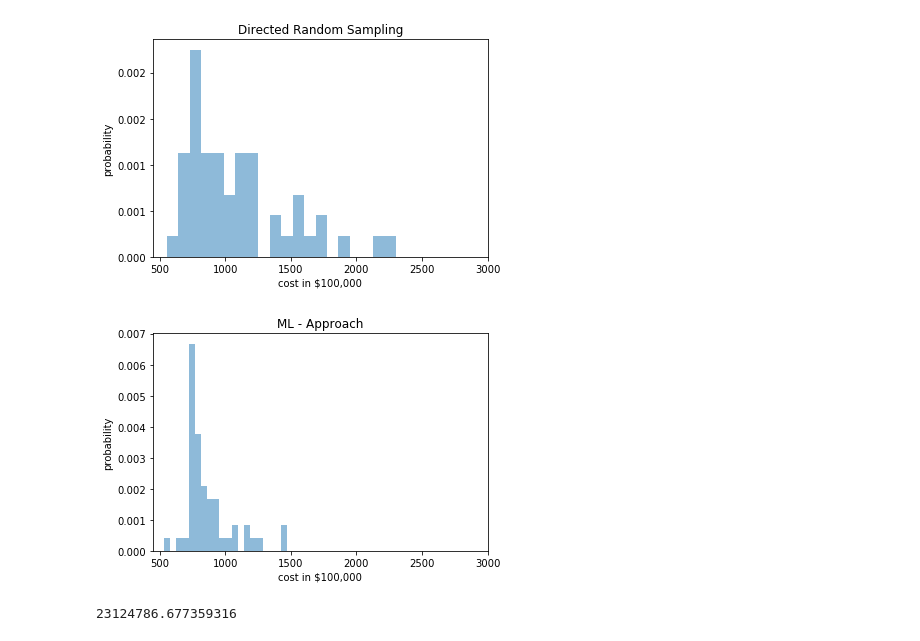
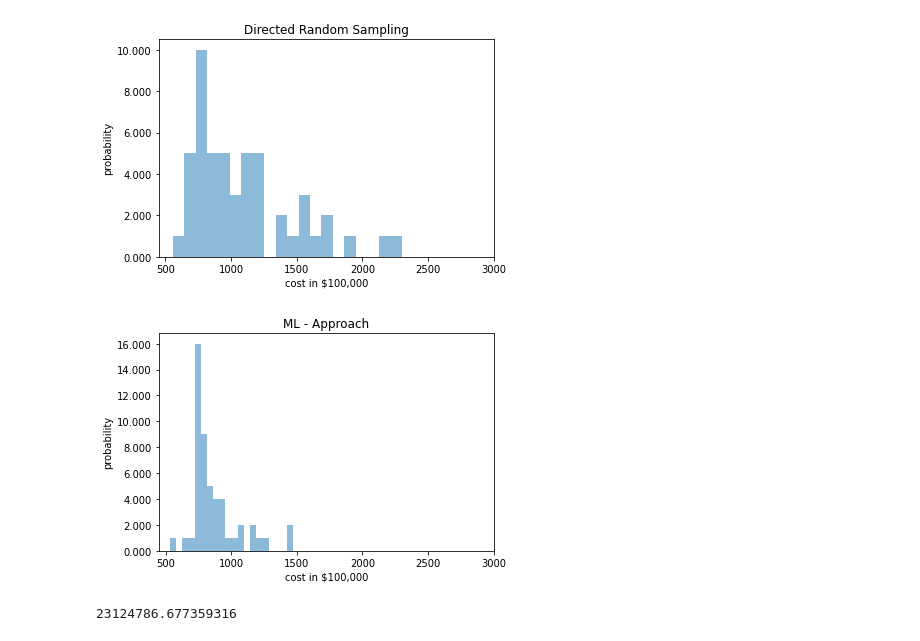
Before and after one commit to riccollado/crash_code, a Jupyter notebook: jupyter_scripts/Histogram_Learning_Sequence.ipynb, the cells around one changed output. Cells and saved outputs as stored; diff of their text form; code cells hidden in the pictures.

```diff
--- a/jupyter_scripts/Histogram_Learning_Sequence.ipynb
+++ b/jupyter_scripts/Histogram_Learning_Sequence.ipynb
@@ -127,56 +348,55 @@ plt.show()
 # %%
+# Simple direct random sampling plot.
+
 fig, ax = plt.subplots(1, 1)
 
 # plt.figure(figsize=(height_in_inches, width_in_inches), dpi=dots_per_inch)
-plt.hist(R_1, 20, normed=1,  alpha=0.5)
+plt.hist(
+    R_1,
+    20,
+    # normed=1,
+    alpha=0.5,
+)
 plt.title("Directed Random Sampling")
-plt.xlabel('cost in $100,000')
-plt.ylabel('probability')
+plt.xlabel("cost in $100,000")
+plt.ylabel("probability")
 
-formatter = ticker.FormatStrFormatter('%1.3f')
+formatter = ticker.FormatStrFormatter("%1.3f")
 ax.yaxis.set_major_formatter(formatter)
 plt.xlim(450, 3000)
 
-# plt.axvline(np.mean(R_1), color='k', linestyle='solid',
-#             linewidth=1, label='mean: ${:,}'.format(int(np.mean(R_1))*100000))
-# plt.axvline(np.median(R_1), color='k', linestyle='dashed',
-#             linewidth=1, label='median: ${:,}'.format(int(np.median(R_1))*100000))
-# plt.axvline(np.mean(R_1)-np.std(R_1), color='r', linestyle='solid',
-#             linewidth=1, label='std: ${:,}'.format(int(np.std(R_1))*100000))
-# plt.axvline(np.mean(R_1)+np.std(R_1), color='r', linestyle='solid', linewidth=1)
-
 # plt.legend()
-plt.savefig('R_1_simple.png')
+plt.savefig("R_1_simple.png")
 plt.show()
 # %% [output]
-[figure, old version]
+[figure, new version]
 # %%
+# Clean ML approach
+
 fig, ax = plt.subplots(1, 1)
 
 # plt.figure(figsize=(height_in_inches, width_in_inches), dpi=dots_per_inch)
-plt.hist(ML, 20, normed=1,  alpha=0.5)
+plt.hist(
+    ML,
+    20,
+    # normed=1,
+    alpha=0.5,
+)
 plt.title("ML - Approach")
-plt.xlabel('cost in $100,000')
-plt.ylabel('probability')
+plt.xlabel("cost in $100,000")
+plt.ylabel("probability")
 
-formatter = ticker.FormatStrFormatter('%1.3f')
+formatter = ticker.FormatStrFormatter("%1.3f")
 ax.yaxis.set_major_formatter(formatter)
 plt.xlim(450, 3000)
 
-# plt.axvline(np.mean(ML), color='k', linestyle='solid',
-#             linewidth=1, label='mean: ${:,}'.format(int(np.mean(ML))*100000))
-# plt.axvline(np.median(ML), color='k', linestyle='dashed',
-#             linewidth=1, label='median: ${:,}'.format(int(np.median(ML))*100000))
-# plt.axvline(np.mean(ML)-np.std(ML), color='r', linestyle='solid',
-#             linewidth=1, label='std: ${:,}'.format(int(np.std(ML))*100000))
-# plt.axvline(np.mean(ML)+np.std(ML), color='r', linestyle='solid', linewidth=1)
-
 # plt.legend()
-plt.savefig('ML_simple.png')
+plt.savefig("ML_simple.png")
 plt.show()
 
 import matplotlib as mpl
-ax.yaxis.set_major_formatter(mpl.ticker.StrMethodFormatter('{x:,.0f}'))
+
+ax.yaxis.set_major_formatter(mpl.ticker.StrMethodFormatter("{x:,.0f}"))
 # %% [output]
-[figure, old version]
+[figure, new version]
 # %%
```
Also changed, not shown: parts of 7 cells of this notebook, 23 other files.
